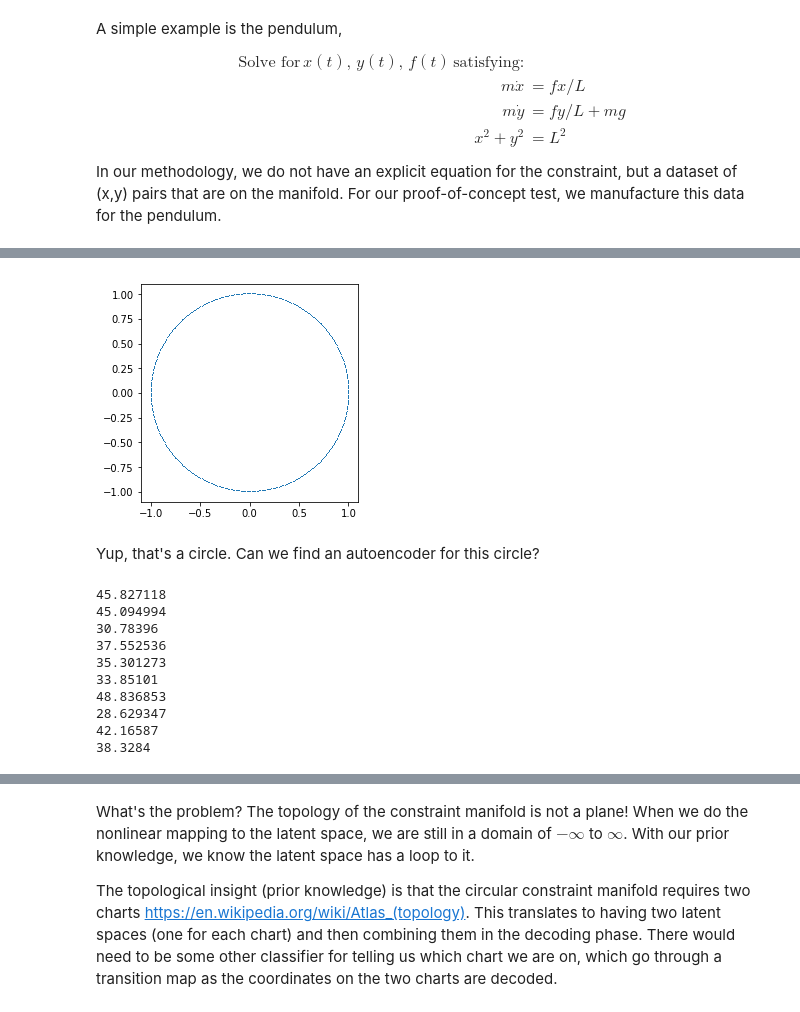
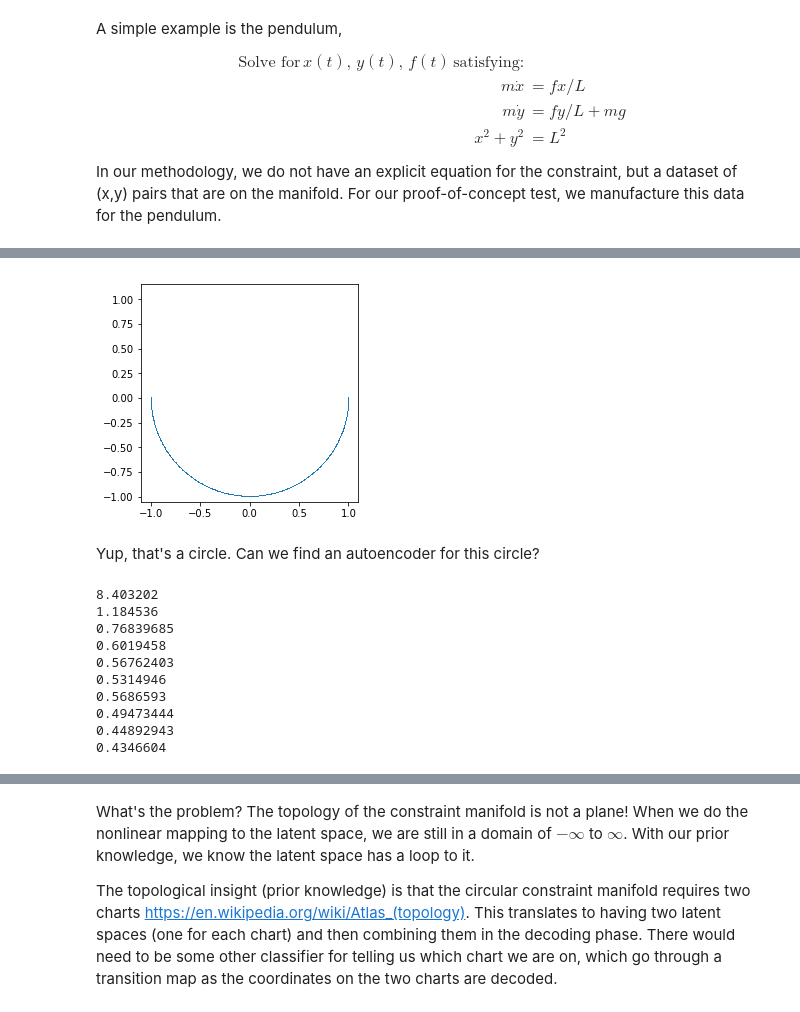
Before and after one commit to afqueiruga/LatentPrimaries, a Jupyter notebook: pendulum.ipynb, the cells around one changed output, grey strips where cells are left out. Saved outputs shown, nothing was run; the diff lists cells and outputs as text; code cells hidden in the pictures.

```diff
--- a/pendulum.ipynb
+++ b/pendulum.ipynb
@@ -19,11 +47,11 @@ In our methodology, we do not have an explicit equation for the constraint, but
 # %%
-theta = np.linspace(0,2.0*np.pi,500, dtype=np.float32)
+theta = np.linspace(-np.pi,0.0*np.pi,500, dtype=np.float32)
 data = np.vstack([np.cos(theta), np.sin(theta)]).T
 plt.plot(data[:,0],data[:,1],',')
 plt.axis('square')
 dataset = tf.data.Dataset.from_tensor_slices(data)
 # %% [output]
-[figure, old version]
+[figure, new version]
 # %% [markdown]
 Yup, that's a circle. Can we find an autoencoder for this circle?
 # %%
@@ -89,20 +119,20 @@ init.run(session=sess)
 # %%
-for i in xrange(1000):
+for i in xrange(10000):
     #train_step.run(session=sess)
     sess.run(train_step)
-    if i%100==99:
+    if i%1000==99:
         print goal.eval(session=sess)
 # %% [output]
-45.827118
-45.094994
-30.78396
-37.552536
-35.301273
-33.85101
-48.836853
-28.629347
-42.16587
-38.3284
+8.403202
+1.184536
+0.76839685
+0.6019458
+0.56762403
+0.5314946
+0.5686593
+0.49473444
+0.44892943
+0.4346604
 # %%
 u_enc = o_u.eval(feed_dict={i_x:data})
 plt.plot(u_enc)
```
Also changed, not shown: parts of 6 cells of this notebook, 2 other files.
